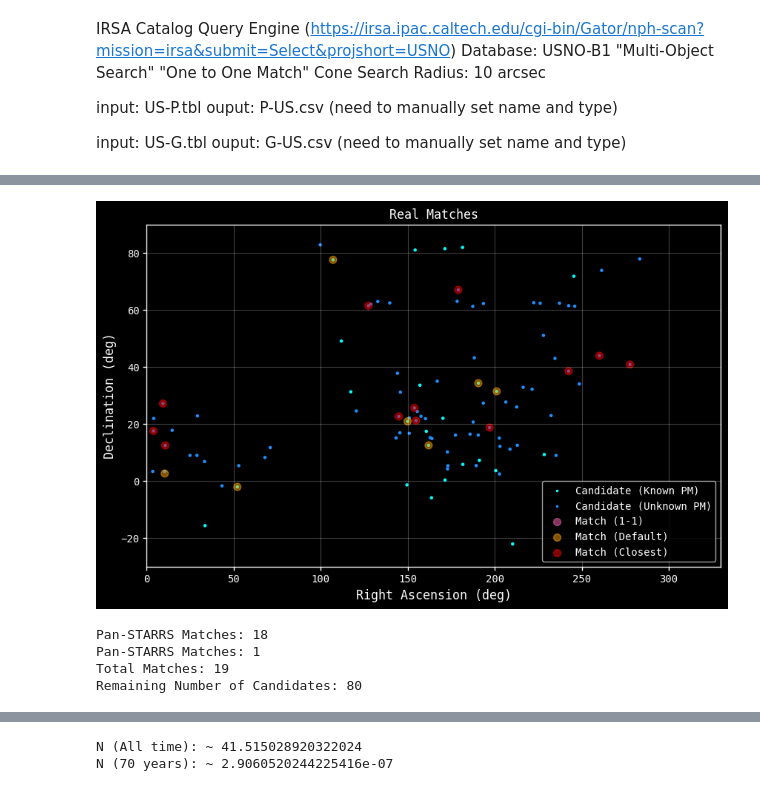
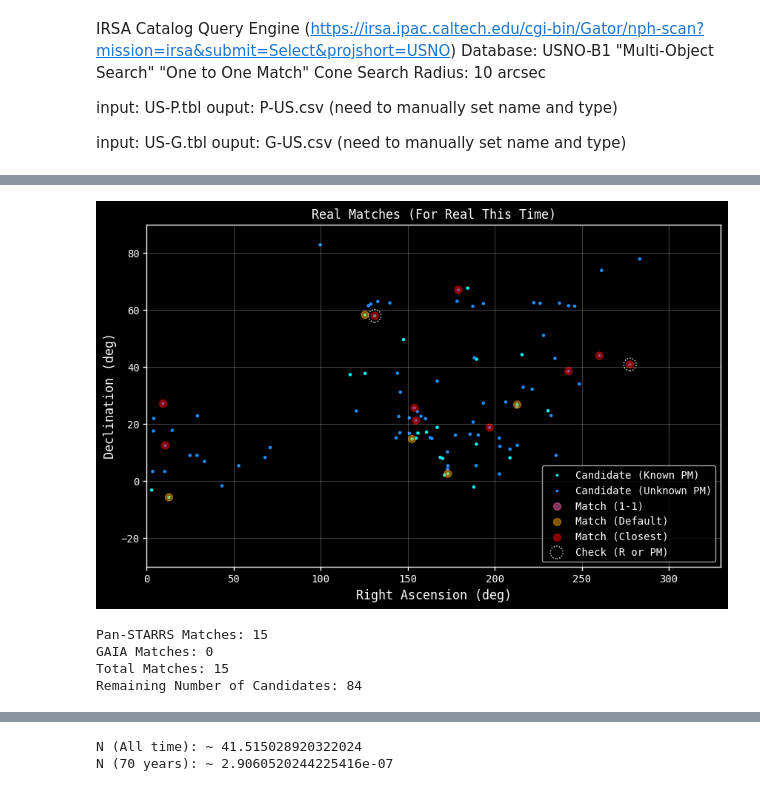
Before and after one commit to emmawilmott63/Disappearing-Stars, a Jupyter notebook: xmatch.ipynb, the cells around one changed output, grey strips where cells are left out. Cells and saved outputs as stored; diff of their text form; code cells hidden in the pictures.

```diff
--- a/xmatch.ipynb
+++ b/xmatch.ipynb
@@ -213,6 +217,7 @@ pdec = dp["MatchDEC"]
 pid = dp["objName"]
 dup = dp["dstArcSec"]
 pindex = dp["_searchID_"]
+pr = dp["rMeanPSFMag"]
 
 filename = "US-G.csv"
 dg = pd.read_csv(filename).dropna(subset=['dist_x']).reset_index()
@@ -221,6 +226,7 @@ gdec = dg["dec"]
 gid = dg["designation"]
 dug = dg["dist_x"]
 gindex = dg["cntr_01"]-1
+gpm = dg["pm"]
 # %%
 #plot matches
 
@@ -445,33 +525,69 @@ d12.to_csv(out_name12)
+# %%
+rcheck = pd.Series()
+
+for i in range(len(pmatch)):
+    if pmatch[i] == 1:
+        if r1p.isna()[i] == True or r2p.isna()[i] == True or pr[i] == -999.0:
+            rcheck[i] = 0
+        elif r1p[i]-1 <= pr[i] <= r1p[i]+1 or r2p[i]-1 <= pr[i] <= r2p[i]+1:
+            rcheck[i] = 1
+        else:
+            rcheck[i] = 0
+            onep[i] = 0
+            defp[i] = 0
+            closep[i] = 0
+            pmatch[i] = 0
+    else:
+        rcheck[i] = 0
+
+pmcheck = pd.Series()
+
+for i in range(len(gmatch)):
+    pmcheck[i] = 0
+    if pmg.isna()[i] == False:
+        if gpm.isna()[i] == False:
+            distpm = ((pmg[i] - gpm[i])**2)**0.5
+            if gmatch[i] == 1:
+                if distpm > 10:
+                    oneg[i] = 0
+                    defg[i] = 0
+                    closeg[i] = 0
+                    gmatch[i] = 0
+                else:
+                    pmcheck[i] = 1
 # %%
 #plot match results
 
 plt.figure(figsize=(10, 6))
 
 plt.scatter(new_RA, new_DEC, s=pmq*5,c='cyan',label="Candidate (Known PM)")
 #plt.scatter(new_RA, new_DEC, s=e_new_RA**2+e_new_DEC**2,c='cyan',alpha=0.15,label="Candidate (Known PM)")
 plt.scatter(ra_USNO, dec_USNO, s=(1-pmq)*5,c='dodgerblue', label="Candidate (Unknown PM)")
 
 plt.scatter(pra*-10, pdec*0, s=50,c='hotpink', alpha=0.5, label="Match (1-1)")
 plt.scatter(pra*-10, pdec*0, s=50,c='orange', alpha=0.5, label="Match (Default)")
 plt.scatter(pra*-10, pdec*0, s=50,c='red', alpha=0.5, label="Match (Closest)")
+plt.scatter(pra*-10, pdec*0, s=150, marker='o',facecolors='none',edgecolors='white',linestyle=':', label="Check (R or PM)")
 plt.scatter(pra, pdec, s=onep*50,c='hotpink', alpha=0.25)
 plt.scatter(pra, pdec, s=defp*50,c='orange', alpha=0.5)
 plt.scatter(pra, pdec, s=closep*50,c='red', alpha=0.5)
+plt.scatter(pra, pdec, s=rcheck*150, marker='o',facecolors='none',edgecolors='white',linestyle=':')
 plt.scatter(gra, gdec, s=oneg*50,c='hotpink', alpha=0.25)
 plt.scatter(gra, gdec, s=defg*50,c='orange', alpha=0.5)
 plt.scatter(gra, gdec, s=closeg*50,c='red', alpha=0.5)
+plt.scatter(gra, gdec, s=pmcheck*150, marker='o',facecolors='none',edgecolors='white',linestyle=':')
 
-plt.title("Real Matches")
+plt.title("Real Matches (For Real This Time)")
 plt.xlabel("Right Ascension (deg)")
 plt.ylabel("Declination (deg)")
 plt.xlim(0,330)
 plt.ylim(-30,90)
 plt.grid(alpha=0.25)
 plt.legend()
 
-plt.savefig('rmatch.png')
+plt.savefig('rrmatch.png')
 # %% [output]
-[figure, old version]
+[figure, new version]
 # %%
 #combined clean summary file for complete candidate list
 
@@ -522,14 +644,14 @@ out_name02= 'file2.csv'
 #d02.to_csv(out_name02)
 # %%
 print("Pan-STARRS Matches:", pma.sum())
-print("Pan-STARRS Matches:", gma.sum())
+print("GAIA Matches:", gma.sum())
 print("Total Matches:", tma.sum())
 print("Remaining Number of Candidates:",len(id_USNO)-tma.sum())
 # %% [output]
-Pan-STARRS Matches: 18
-Pan-STARRS Matches: 1
-Total Matches: 19
-Remaining Number of Candidates: 80
+Pan-STARRS Matches: 15
+GAIA Matches: 0
+Total Matches: 15
+Remaining Number of Candidates: 84
 # %%
 plt.figure(figsize=(10, 6))
 
```
Also changed, not shown: parts of 22 cells of this notebook, 30 other files.
